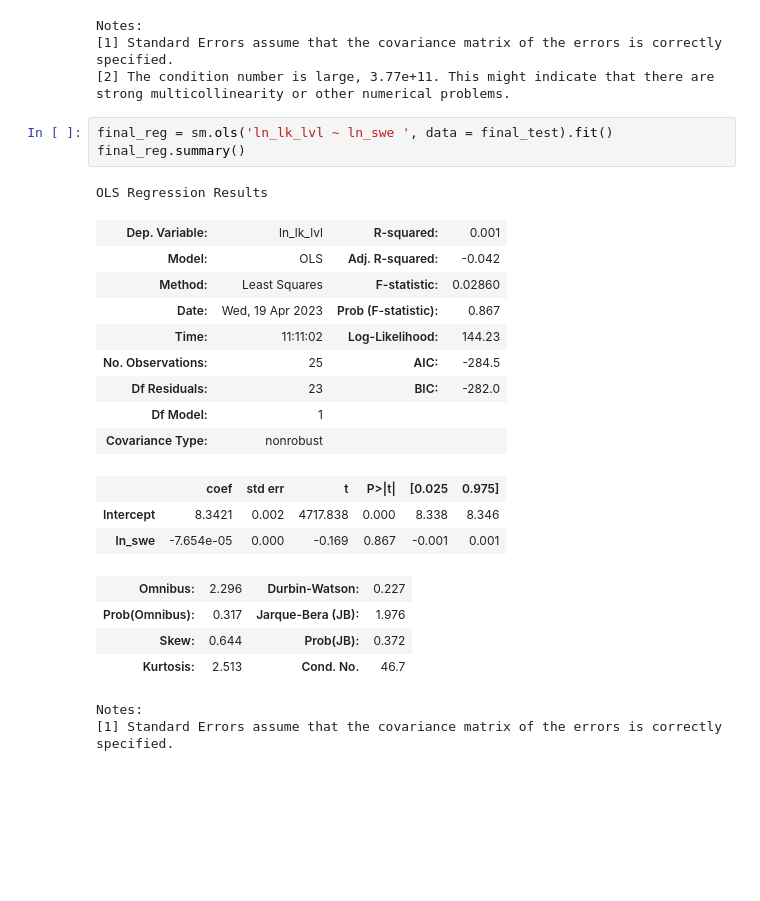
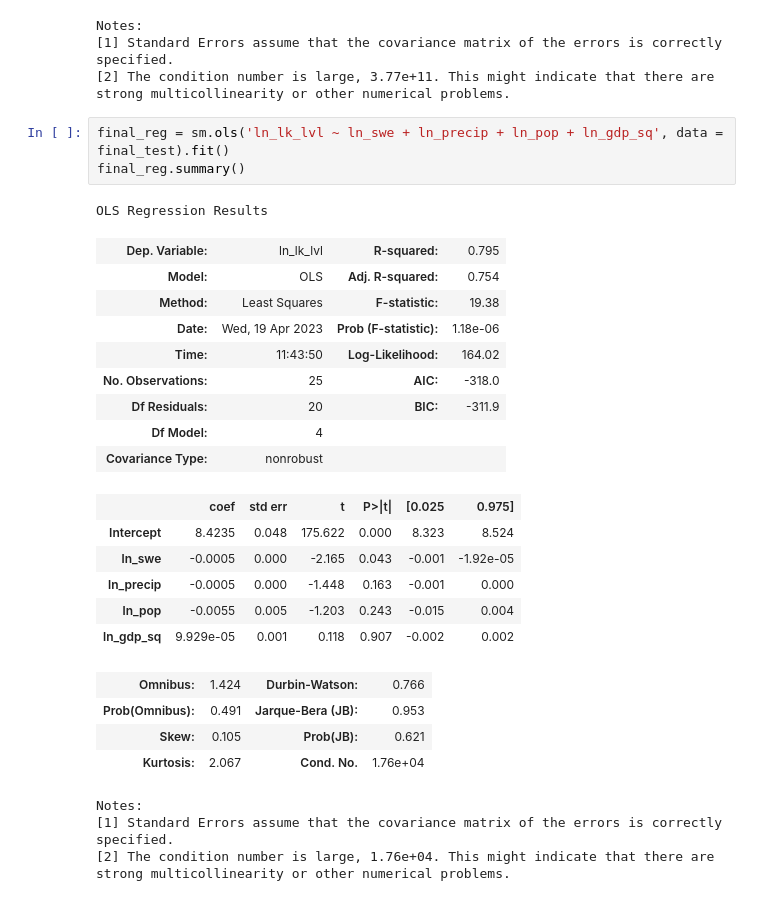
Before and after one commit to snowqueen2000/Save-The-GSL, a Jupyter notebook: jw GSL.ipynb, the cells around one changed output. Drawn from its saved outputs; the diff is of its cells as text; blank space fills up the shorter version.

```diff
--- a/jw GSL.ipynb
+++ b/jw GSL.ipynb
@@ -85,25 +108,30 @@ Notes:
 [2] The condition number is large, 3.77e+11. This might indicate that there are
 strong multicollinearity or other numerical problems.
 # %%
-final_reg = sm.ols('ln_lk_lvl ~ ln_swe ', data = final_test).fit()
+final_reg = sm.ols('ln_lk_lvl ~ ln_swe + ln_precip + ln_pop + ln_gdp_sq', data = final_test).fit()
 final_reg.summary()
 # %% [output]
 OLS Regression Results
-| Dep. Variable: | ln_lk_lvl | R-squared: | 0.001 |
-| Model: | OLS | Adj. R-squared: | -0.042 |
-| Method: | Least Squares | F-statistic: | 0.02860 |
-| Date: | Wed, 19 Apr 2023 | Prob (F-statistic): | 0.867 |
-| Time: | 11:11:02 | Log-Likelihood: | 144.23 |
-| No. Observations: | 25 | AIC: | -284.5 |
-| Df Residuals: | 23 | BIC: | -282.0 |
-| Df Model: | 1 |  |  |
+| Dep. Variable: | ln_lk_lvl | R-squared: | 0.795 |
+| Model: | OLS | Adj. R-squared: | 0.754 |
+| Method: | Least Squares | F-statistic: | 19.38 |
+| Date: | Wed, 19 Apr 2023 | Prob (F-statistic): | 1.18e-06 |
+| Time: | 11:43:50 | Log-Likelihood: | 164.02 |
+| No. Observations: | 25 | AIC: | -318.0 |
+| Df Residuals: | 20 | BIC: | -311.9 |
+| Df Model: | 4 |  |  |
 | Covariance Type: | nonrobust |  |  |
 |  | coef | std err | t | P>|t| | [0.025 | 0.975] |
-| Intercept | 8.3421 | 0.002 | 4717.838 | 0.000 | 8.338 | 8.346 |
-| ln_swe | -7.654e-05 | 0.000 | -0.169 | 0.867 | -0.001 | 0.001 |
+| Intercept | 8.4235 | 0.048 | 175.622 | 0.000 | 8.323 | 8.524 |
+| ln_swe | -0.0005 | 0.000 | -2.165 | 0.043 | -0.001 | -1.92e-05 |
+| ln_precip | -0.0005 | 0.000 | -1.448 | 0.163 | -0.001 | 0.000 |
+| ln_pop | -0.0055 | 0.005 | -1.203 | 0.243 | -0.015 | 0.004 |
+| ln_gdp_sq | 9.929e-05 | 0.001 | 0.118 | 0.907 | -0.002 | 0.002 |
-| Omnibus: | 2.296 | Durbin-Watson: | 0.227 |
-| Prob(Omnibus): | 0.317 | Jarque-Bera (JB): | 1.976 |
-| Skew: | 0.644 | Prob(JB): | 0.372 |
-| Kurtosis: | 2.513 | Cond. No. | 46.7 |
+| Omnibus: | 1.424 | Durbin-Watson: | 0.766 |
+| Prob(Omnibus): | 0.491 | Jarque-Bera (JB): | 0.953 |
+| Skew: | 0.105 | Prob(JB): | 0.621 |
+| Kurtosis: | 2.067 | Cond. No. | 1.76e+04 |
 Notes:
 [1] Standard Errors assume that the covariance matrix of the errors is correctly specified.
+[2] The condition number is large, 1.76e+04. This might indicate that there are
+strong multicollinearity or other numerical problems.
```
Also changed, not shown: parts of 2 cells of this notebook.
